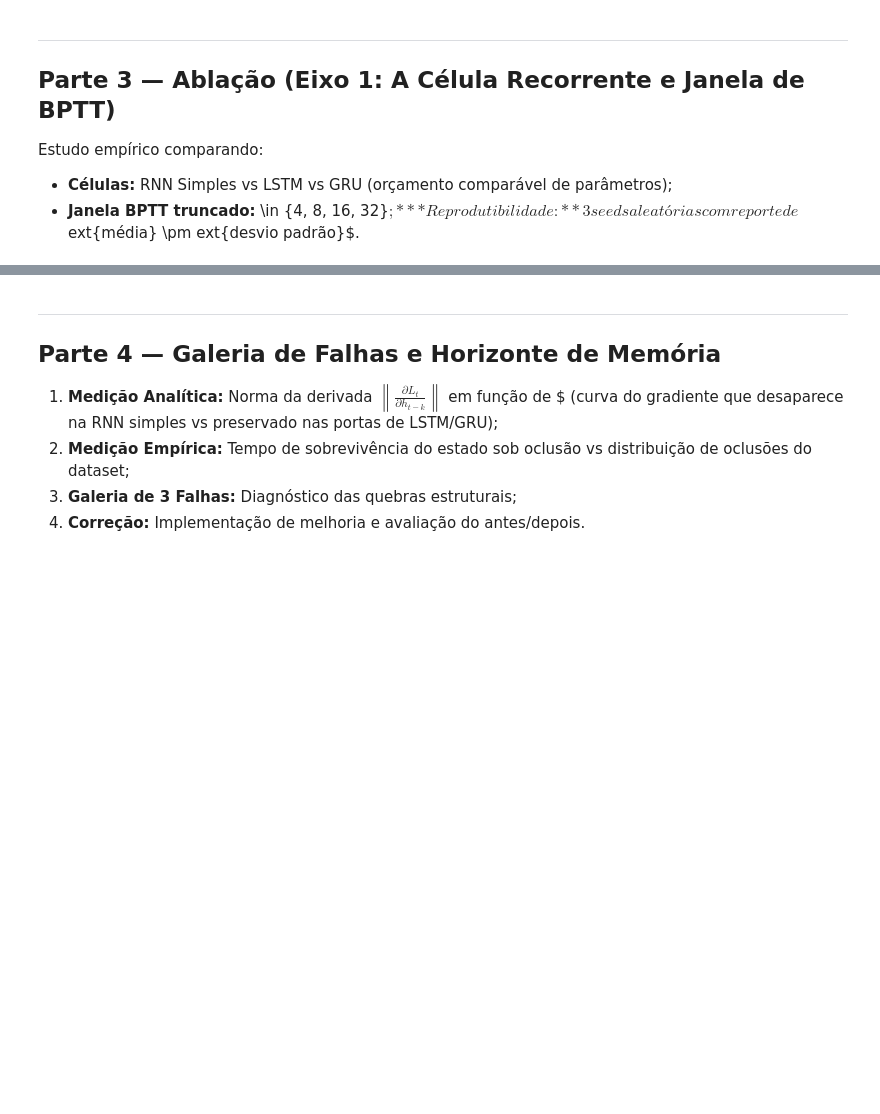
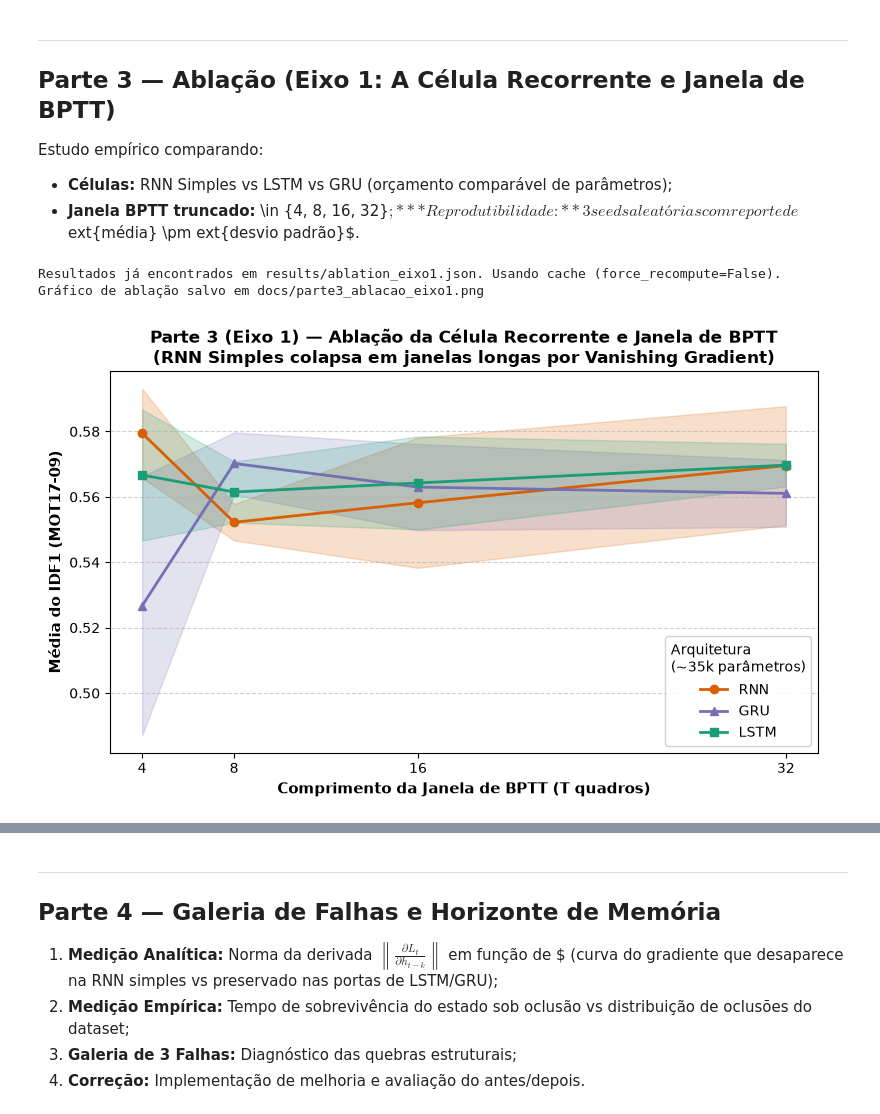
Before and after one commit to ThevezGomes/Programming-Assignment-2---Deep-Learning, a Jupyter notebook: src/pipeline.ipynb, the cells around one changed output, grey strips where cells are left out. Drawn from its saved outputs; the diff is of its cells as text; code cells hidden in the pictures; blank space fills up the shorter version.

Commit message:
feat: parte 3

```diff
--- a/src/pipeline.ipynb
+++ b/src/pipeline.ipynb
@@ -372,3 +382,19 @@ Estudo empírico comparando:
 * **Células:** RNN Simples vs LSTM vs GRU (orçamento comparável de parâmetros);
 * **Janela BPTT truncado:**  \in \{4, 8, 16, 32\}$;
 * **Reprodutibilidade:** 3 seeds aleatórias com reporte de $	ext{média} \pm 	ext{desvio padrão}$.
+# %%
+from src.ablation import run_ablation_axis1
+from src.visualization import plot_ablation_eixo1
+import matplotlib.pyplot as plt
+
+# Executa o cálculo da ablação (Treina RNN, LSTM e GRU para T={4, 8, 16, 32} em 3 seeds)
+# force_recompute=False carrega o JSON já processado para poupar 10 minutos se já tiver rodado.
+ablation_results = run_ablation_axis1(force_recompute=False)
+
+fig = plot_ablation_eixo1(save_path="docs/parte3_ablacao_eixo1.png")
+if fig is not None:
+    plt.show()
+# %% [output]
+Resultados já encontrados em results/ablation_eixo1.json. Usando cache (force_recompute=False).
+Gráfico de ablação salvo em docs/parte3_ablacao_eixo1.png
+[figure, added]
```
Also changed, not shown: parts of 10 cells of this notebook, 4 other files.
